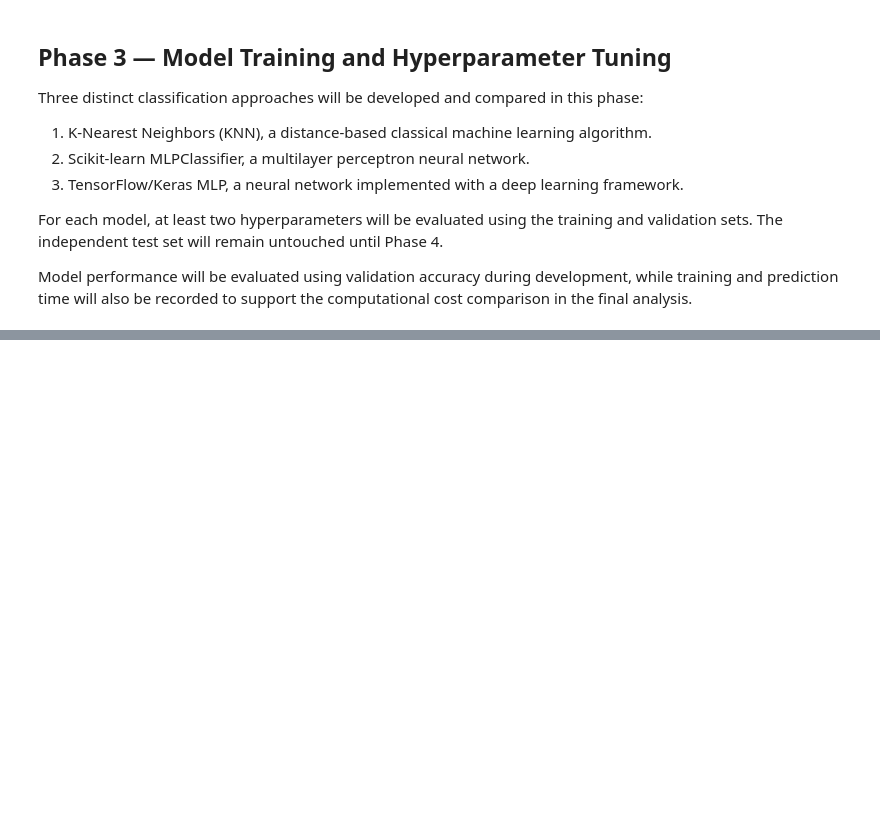
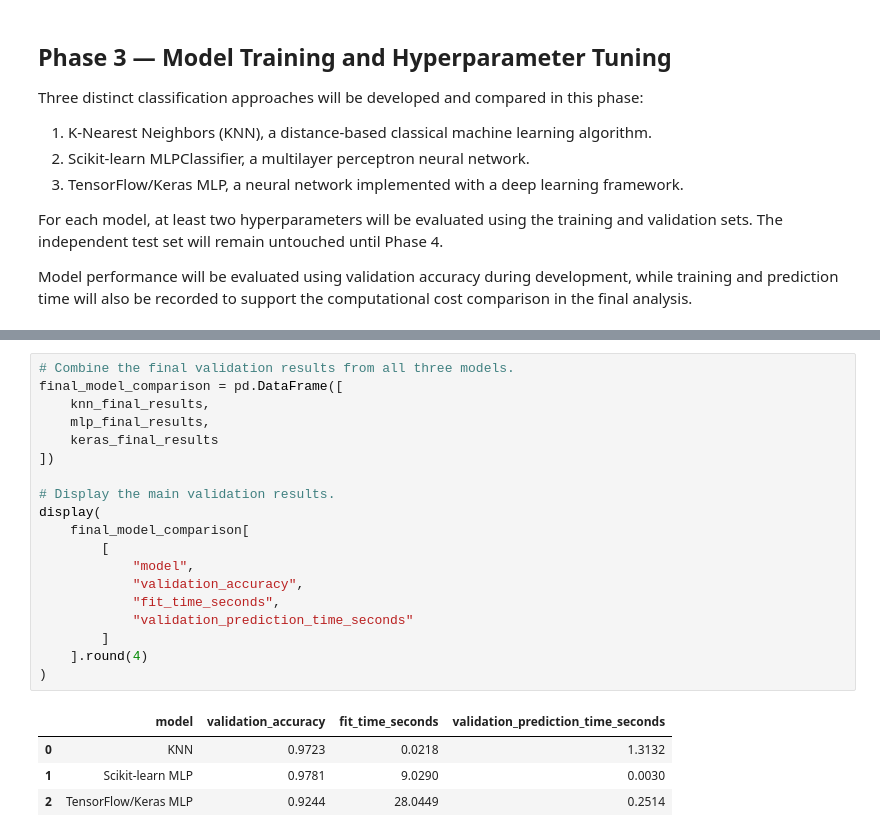
Before and after one commit to ananda-pires/mnist-multiclass-predictive-pipeline, a Jupyter notebook: notebooks/mnist_pipeline.ipynb, the cells around one changed output, grey strips where cells are left out. Saved outputs shown, nothing was run; the diff lists cells and outputs as text; blank space fills up the shorter version.

```diff
--- a/notebooks/mnist_pipeline.ipynb
+++ b/notebooks/mnist_pipeline.ipynb
@@ -604,0 +1565,24 @@ Training time: 0.0210 seconds
+# %%
+# Combine the final validation results from all three models.
+final_model_comparison = pd.DataFrame([
+    knn_final_results,
+    mlp_final_results,
+    keras_final_results
+])
+
+# Display the main validation results.
+display(
+    final_model_comparison[
+        [
+            "model",
+            "validation_accuracy",
+            "fit_time_seconds",
+            "validation_prediction_time_seconds"
+        ]
+    ].round(4)
+)
+# %% [output]
+|  | model | validation_accuracy | fit_time_seconds | validation_prediction_time_seconds |
+| 0 | KNN | 0.9723 | 0.0218 | 1.3132 |
+| 1 | Scikit-learn MLP | 0.9781 | 9.0290 | 0.0030 |
+| 2 | TensorFlow/Keras MLP | 0.9244 | 28.0449 | 0.2514 |
```
Also changed, not shown: parts of 37 cells of this notebook.
